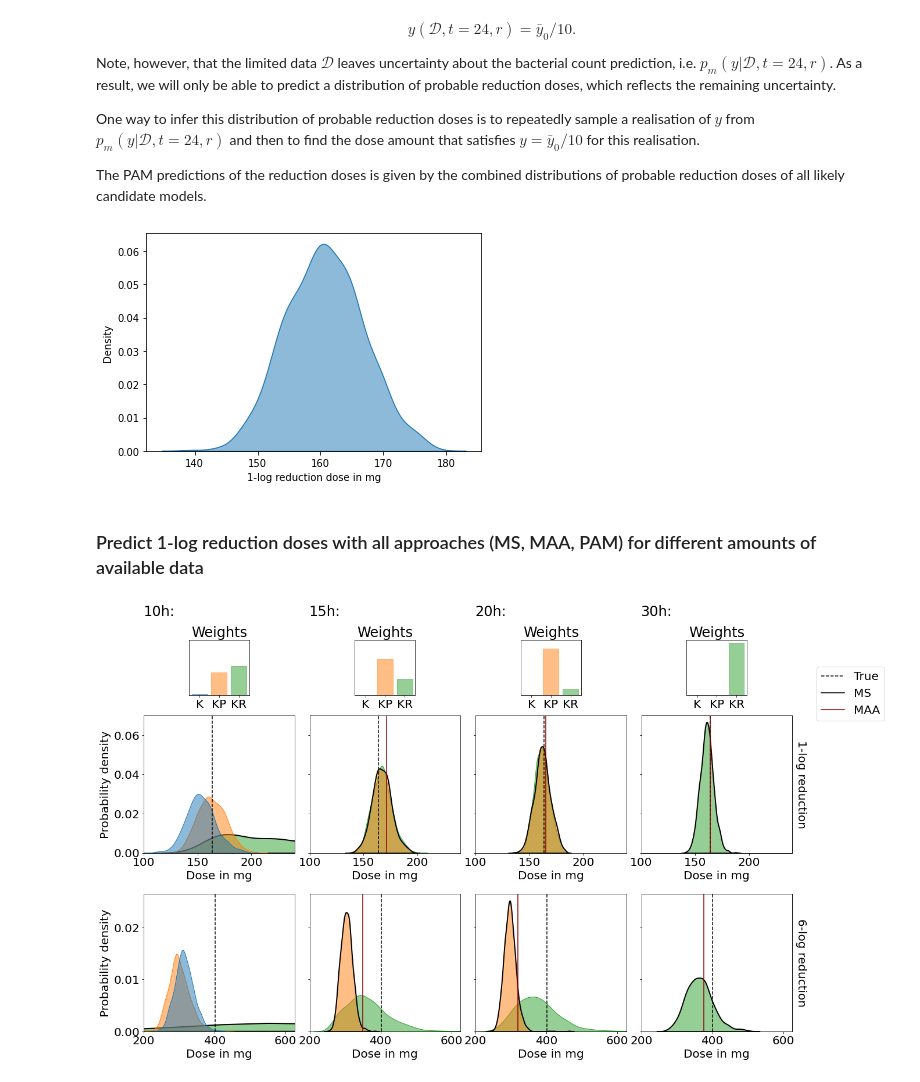
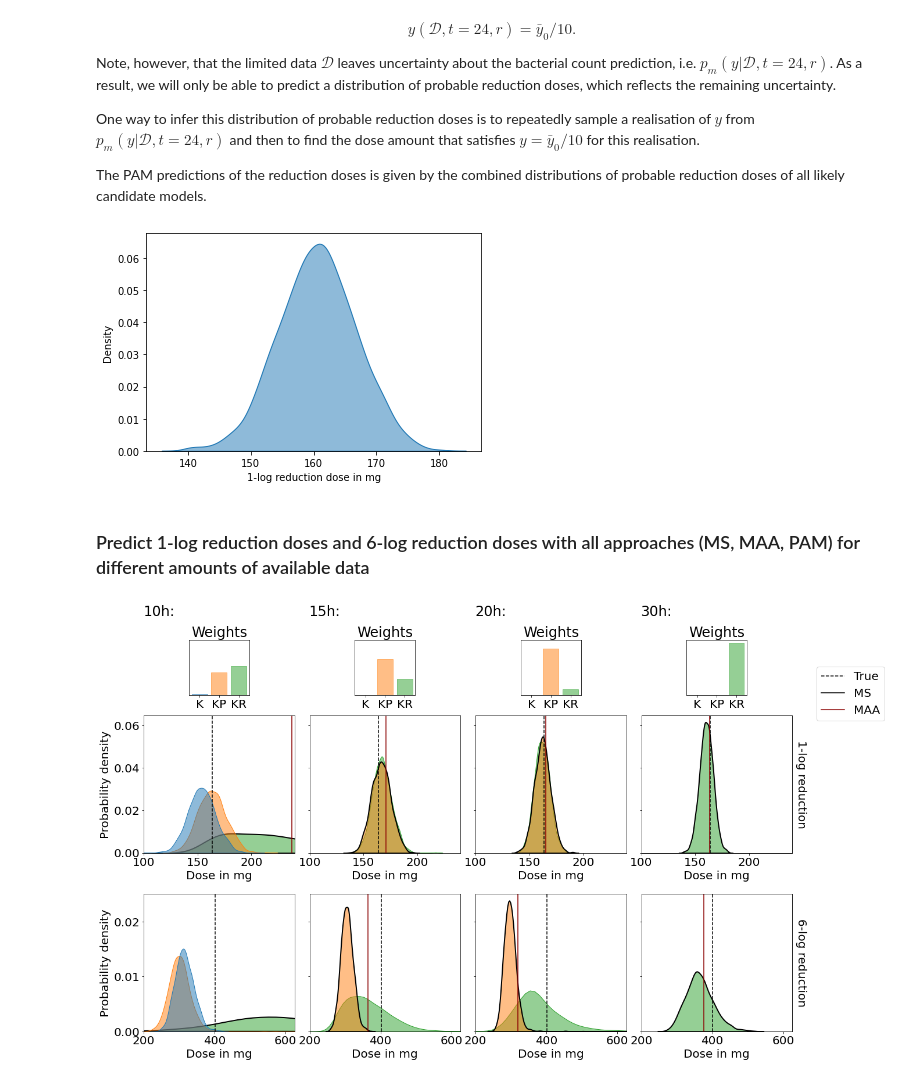
Before and after one commit to DavAug/PAM, a Jupyter notebook: results/in_silico_study/predict_dose.ipynb, the cells around one changed output. Cells and saved outputs as stored; diff of their text form; code cells hidden in the pictures.

```diff
--- a/results/in_silico_study/predict_dose.ipynb
+++ b/results/in_silico_study/predict_dose.ipynb
@@ -294,7 +297,7 @@ class MAAXLogReductionDose(pints.ErrorMeasure):
         self._time = [float(time)]
         self._target_reduction = -int(log_reduction)
         self._initial_pop = 1E6
-        self._sample_size = 300
+        self._sample_size = 1000
 
         # Make sure all models start with the correct initial population size
         # shape: (n_samples, n_parameters)
@@ -488,7 +491,7 @@ def prediction_reduction_dose_pam(
     The end of the experiment specifies which model parameters are used,
     i.e. how much data was available when the model parameters were learned.
     """
-    n_samples = 1000
+    n_samples = 2000
     models = [k_model, kp_model, kr_model]
     n_models = len(models)
     initial_guess = [200]
@@ -513,75 +516,75 @@ def prediction_reduction_dose_pam(
         problem = MSXLogReductionDose(model, log_reduction, time)
         for sample_id in range(n_samples):
             problem.set_model_parameters(posterior[sample_id])
             problem.set_noise(noise[sample_id])
             optimiser = pints.OptimisationController(
                 problem, x0=initial_guess, method=pints.NelderMead)
             optimiser.set_log_to_screen(False)
             optimiser.set_max_iterations(100)
             dose, squared_error = optimiser.run()
 
             if squared_error < tolerated_squared_error:
                 doses[m_id, sample_id] = dose
             else:
                 doses[m_id, sample_id] = np.nan
 
     return doses, weights
 
 # Example: Find 1-log reduction dose distribution after 30h with KR model
 np.random.seed(1)
 doses, weights = prediction_reduction_dose_pam(
     log_reduction=1, time=24, end_experiment=30)
 
 # Visualise reduction dose distribution
 sns.kdeplot(
     data=pd.DataFrame({'1-log reduction dose in mg': doses[2]}),
     x='1-log reduction dose in mg', fill=True,
     common_norm=False, alpha=.5, linewidth=1,
     legend=False)
 plt.show()
 # %% [output]
-[figure, old version]
+[figure, new version]
 # %% [markdown]
-### Predict 1-log reduction doses with all approaches (MS, MAA, PAM) for different amounts of available data
+### Predict 1-log reduction doses and 6-log reduction doses with all approaches (MS, MAA, PAM) for different amounts of available data
 # %%
-# # Setup
-# time = 24
-# log_reductions = [1, 6]
-# experiment_durations = [10, 15, 20, 30]
-# n_experiments = len(experiment_durations)
-# weight_thresh = 1E-3
+# Setup
+time = 24
+log_reductions = [1, 6]
+experiment_durations = [10, 15, 20, 30]
+n_experiments = len(experiment_durations)
+weight_thresh = 1E-3
 
-# # Fix seed for reproducibility
-# np.random.seed(1)
+# Fix seed for reproducibility
+np.random.seed(1)
 
-# # Find true log reduction doses
-# results = []
-# for log_reduction in log_reductions:
-#     problem = TrueXLogReductionDose(log_reduction, time)
-#     initial_guess = [200]
-#     optimiser = pints.OptimisationController(
-#         problem, x0=initial_guess, method=pints.NelderMead)
-#     optimiser.set_log_to_screen(False)
-#     true_dose, _ = optimiser.run()
+# Find true log reduction doses
+results = []
+for log_reduction in log_reductions:
+    problem = TrueXLogReductionDose(log_reduction, time)
+    initial_guess = [200]
+    optimiser = pints.OptimisationController(
+        problem, x0=initial_guess, method=pints.NelderMead)
+    optimiser.set_log_to_screen(False)
+    true_dose, _ = optimiser.run()
 
-#     # Predict reduction doses and visualise results
-#     maa_doses = []
-#     pam_doses = []
-#     model_weights = []
-#     for exp_id, end_experiment in enumerate(experiment_durations):
-#         # Predict reduction dose with MAA
-#         maa_dose, _ = predict_reduction_dose_maa(
-#             log_reduction, time, end_experiment)
-#         maa_doses.append(maa_dose)
+    # Predict reduction doses and visualise results
+    maa_doses = []
+    pam_doses = []
+    model_weights = []
+    for exp_id, end_experiment in enumerate(experiment_durations):
+        # Predict reduction dose with MAA
+        maa_dose, _ = predict_reduction_dose_maa(
+            log_reduction, time, end_experiment)
+        maa_doses.append(maa_dose)
 
-    #     # Predict reduction dose with PAM
-    #     pam_dose, weights = prediction_reduction_dose_pam(
-    #         log_reduction, time, end_experiment, weight_thresh)
-    #     pam_doses.append(pam_dose)
-    #     model_weights.append(weights)
+        # Predict reduction dose with PAM
+        pam_dose, weights = prediction_reduction_dose_pam(
+            log_reduction, time, end_experiment, weight_thresh)
+        pam_doses.append(pam_dose)
+        model_weights.append(weights)
 
-    # # Store results
-    # results.append([true_dose, maa_doses, pam_doses, model_weights])
+    # Store results
+    results.append([true_dose, maa_doses, pam_doses, model_weights])
 
 # Plots results
 fontsize = '20'
@@ -680,4 +683,4 @@ plt.savefig(
     directory + '/log_reduction_doses.pdf', bbox_inches='tight')
 plt.show()
 # %% [output]
-[figure, old version]
+[figure, new version]
```
Also changed, not shown: parts of 4 cells of this notebook, 1 other file.
